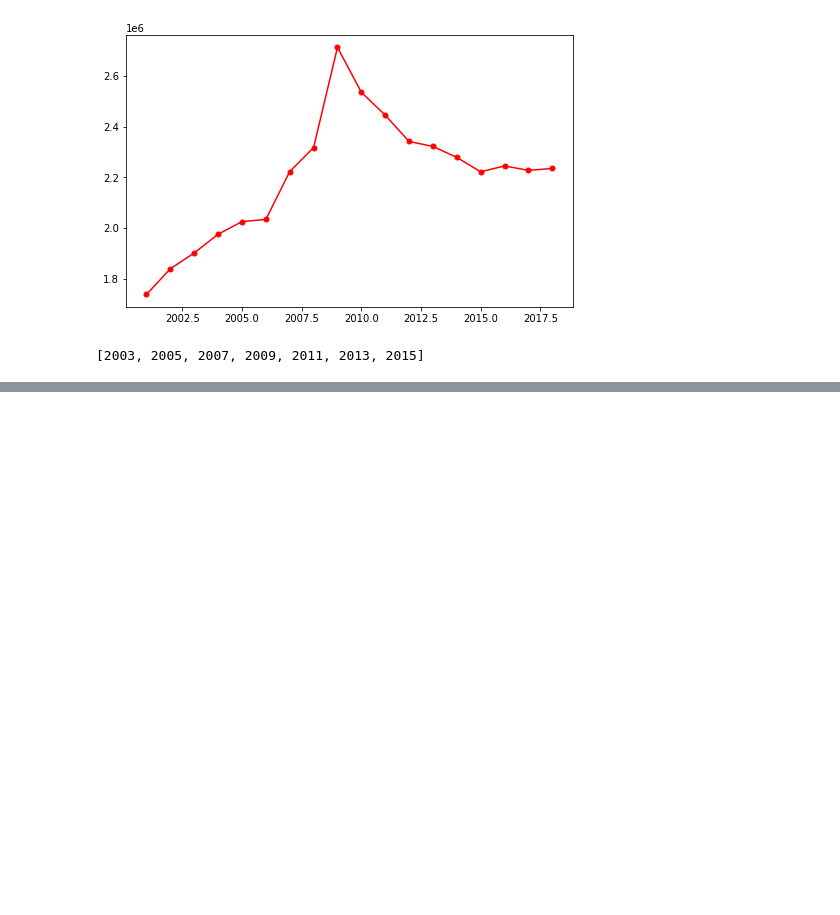
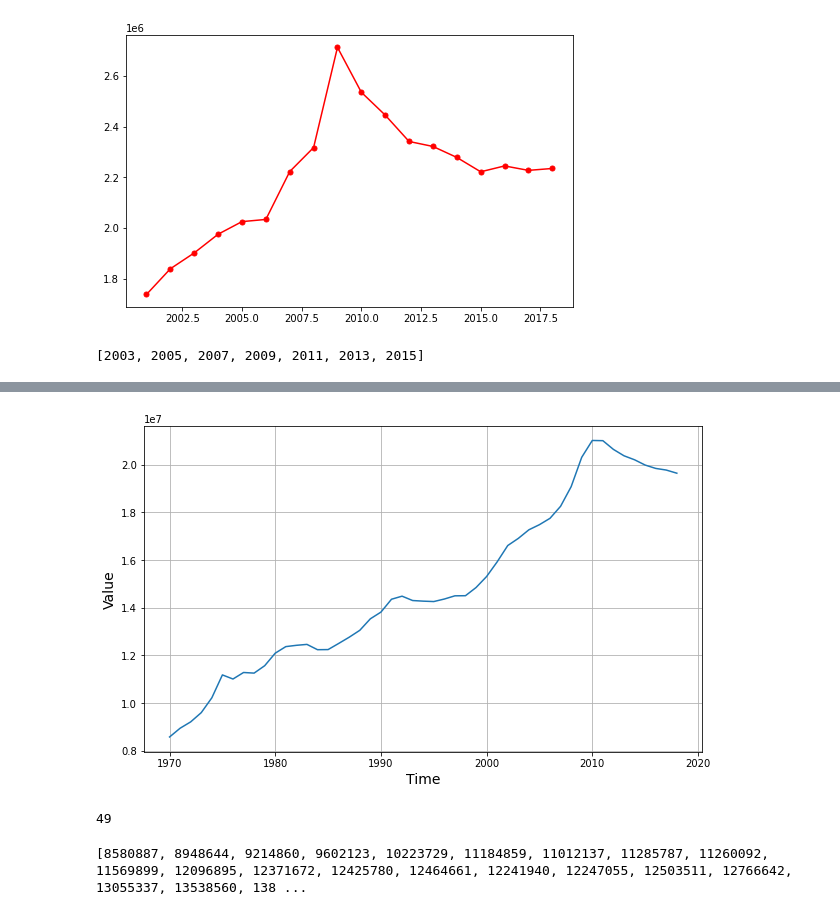
Before and after one commit to Vineet2107/HSO201_CourseProject, a Jupyter notebook: HSO_Arush.ipynb, the cells around one changed output, grey strips where cells are left out. Cells and saved outputs as stored; diff of their text form; code cells hidden in the pictures; blank space fills up the shorter version.

```diff
--- a/HSO_Arush.ipynb
+++ b/HSO_Arush.ipynb
@@ -552,0 +577,3 @@ plt.legend([i for i in list_cols_df_n4], loc = 5)
+# %%
+df = pd.read_csv('/content/drive/MyDrive/Table 303.25.txt', delimiter=' ')
+df.head()
@@ -552,0 +587,21 @@ plt.legend([i for i in list_cols_df_n4], loc = 5)
+# %%
+# new_cols = []
+# i = 0
+
+df_series_1 = df[df.columns[:3]]
+df_series_1 = df_series_1[df_series_1['Year'] != 1]
+df_series_1
+
+list = []
+list_columns = df_series_1.columns
+list_columns = list_columns[1:]
+# print(list_columns.values)
+
+for i in list_columns:
+  list = []
+  for item in df_series_1[i].values:
+    l1 = re.split(',', item)
+    list.append(''.join(l1))
+  df_series_1[i] = list
+  df_series_1[i] = df_series_1[i].astype('int')
+df_series_1.head()
@@ -552,0 +615,31 @@ plt.legend([i for i in list_cols_df_n4], loc = 5)
+# %%
+
+time = []
+series_total_all = []
+
+for item in df_series_1['Year']:
+  time.append(item)
+
+for item in df_series_1['Total(All)']:
+  series_total_all.append(item)
+# %%
+time = np.array(time)
+series = np.array(series_total_all)
+plt.figure(figsize = (10,6))
+plot_series(time, series_total_all)
+# %% [output]
+[figure, added]
+# %%
+total_time_size = len(time)
+total_time_size
+# %% [output]
+49
+# %%
+split_time = 30
+time_train = time[: split_time]
+x_train = series_total_all[: split_time]
+time_val = time[split_time :]
+x_val = series_total_all[split_time :]
+print(x_train)
+# %% [output]
+[8580887, 8948644, 9214860, 9602123, 10223729, 11184859, 11012137, 11285787, 11260092, 11569899, 12096895, 12371672, 12425780, 12464661, 12241940, 12247055, 12503511, 12766642, 13055337, 13538560, 138 ...
```
Also changed, not shown: parts of 9 cells of this notebook.
